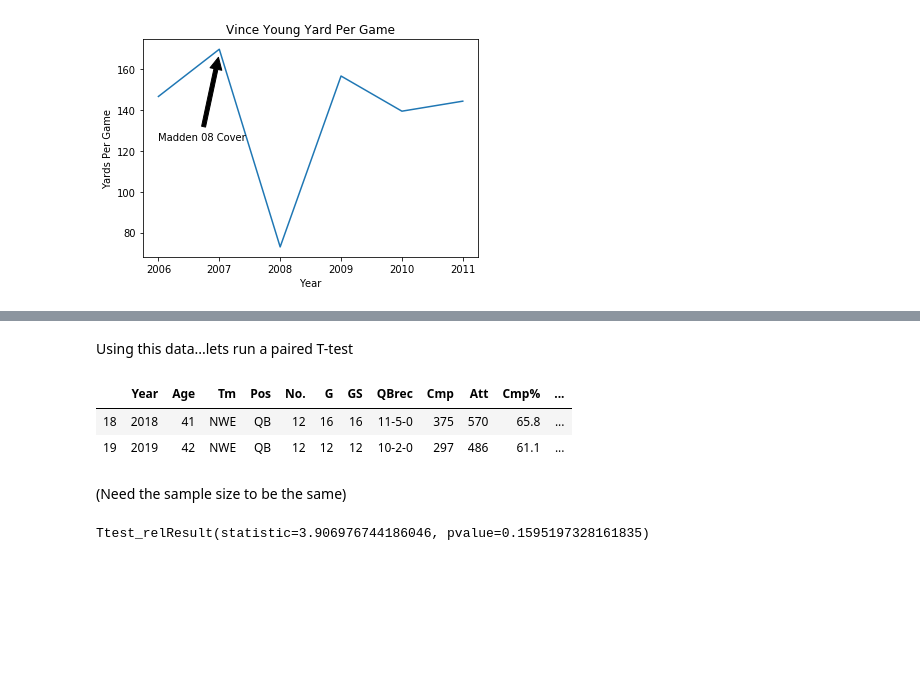
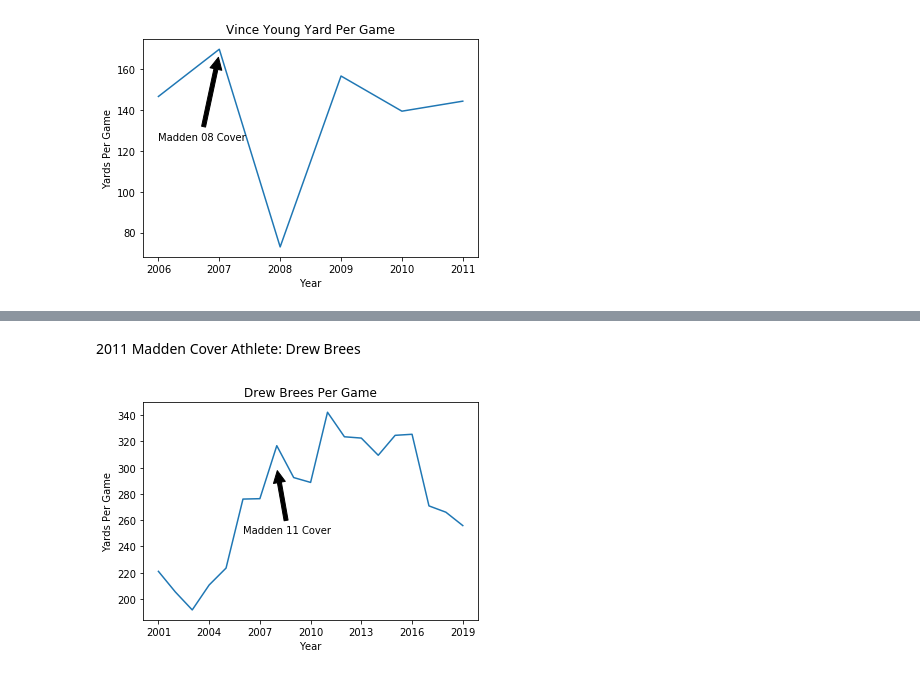
Before and after one commit to AndrewManukov/Stat107, a Jupyter notebook: stat107project2 manukov2/Madden Curse.ipynb, the cells around one changed output, grey strips where cells are left out. Saved outputs shown, nothing was run; the diff lists cells and outputs as text; code cells hidden in the pictures; blank space fills up the shorter version.

```diff
--- a/stat107project2 manukov2/Madden Curse.ipynb
+++ b/stat107project2 manukov2/Madden Curse.ipynb
@@ -212,16 +178,14 @@ tBrady_
-# %% [markdown]
-Using this data...lets run a paired T-test
-# %%
-tBrady_one_season_before = tBrady_before[tBrady_before["Year"] >= 2016]
-tBrady_one_season_after = tBrady_after[tBrady_after["Year"] <= 2019]
-tBrady_one_season_after
-# %% [output]
-|  | Year | Age | Tm | Pos | No. | G | GS | QBrec | Cmp | Att | Cmp% | ... |
-| 18 | 2018 | 41 | NWE | QB | 12 | 16 | 16 | 11-5-0 | 375 | 570 | 65.8 | ... |
-| 19 | 2019 | 42 | NWE | QB | 12 | 12 | 12 | 10-2-0 | 297 | 486 | 61.1 | ... |
-# %% [markdown]
-(Need the sample size to be the same)
-# %%
-ttest_rel(tBrady_one_season_before["QBR"], tBrady_one_season_after["QBR"])
-# %% [output]
-Ttest_relResult(statistic=3.906976744186046, pvalue=0.1595197328161835)
+# %% [markdown]
+2011 Madden Cover Athlete: Drew Brees
+# %%
+dBrees_figure = plt.figure(5) #2009
+plt.plot(dBrees_df["Year"], dBrees_df["Y/G"])
+plt.title("Drew Brees Per Game")
+plt.xticks(np.arange(min(dBrees_df["Year"]), max(dBrees_df["Year"])+1, 3))
+plt.xlabel("Year")
+plt.ylabel("Yards Per Game")
+plt.annotate('Madden 11 Cover', xy=(2008, 300), xytext=(2006, 250),
+            arrowprops=dict(facecolor='black', shrink=0.05))
+plt.show()
+# %% [output]
+[figure, added]
```
Also changed, not shown: parts of 37 cells of this notebook, 14 other files.
